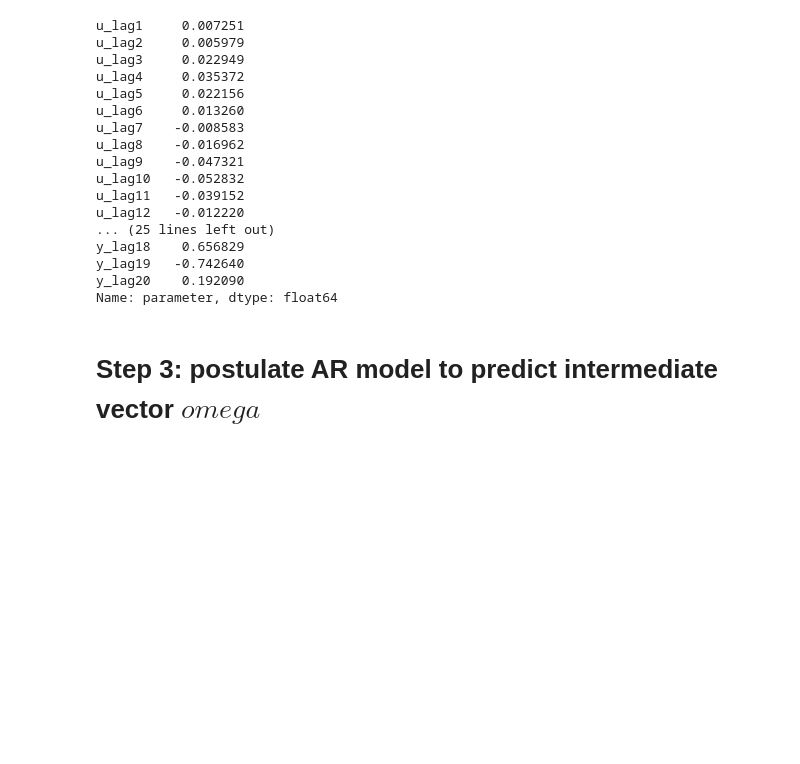
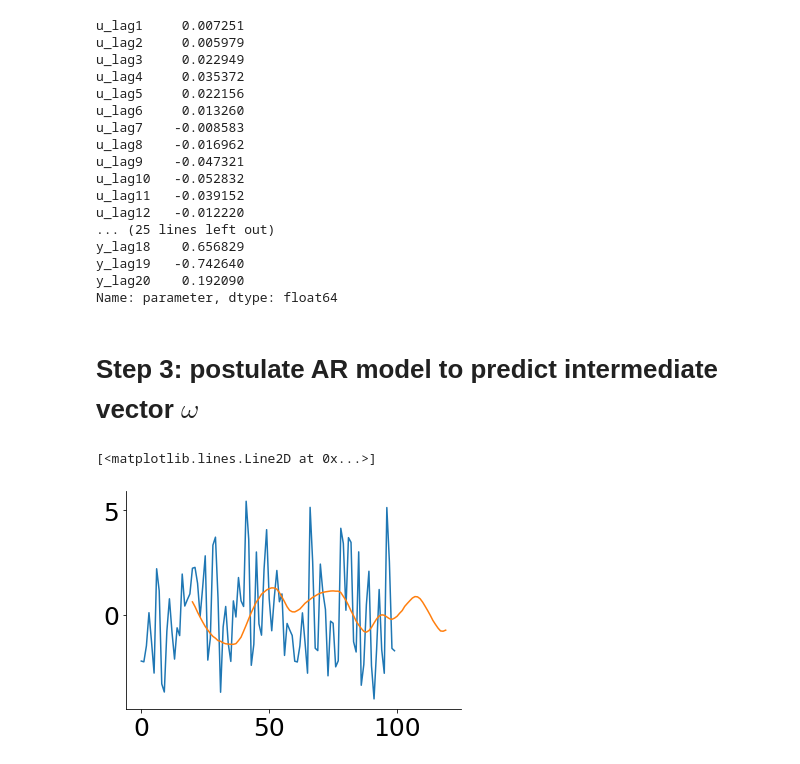
Before and after one commit to nyuhanc/BLA, a Jupyter notebook: BLA_IV.ipynb, the cells around one changed output. Cells and saved outputs as stored; diff of their text form; code cells hidden in the pictures; blank space fills up the shorter version.

```diff
--- a/BLA_IV.ipynb
+++ b/BLA_IV.ipynb
@@ -103,7 +196,6 @@ lagged_x = ['x_lag'+str(i) for i in range(1, xlag+1)]
 
 # dropping NA values (created due to shifting)
 df3 = df3.dropna()
-
 display(df3)
 
 # --- calculate theta by hand ----
@@ -126,11 +218,12 @@ display(df3)
 model_iv_2 = IV2SLS(dependent=df3['y'],
                     exog=df3[lagged_u],
                     endog=df3[lagged_y],
-                    instruments=df3[lagged_x]
+                    instruments=-df3[lagged_x]
                     )
 results = model_iv_2.fit()
 
-print(results.params)
+theta_model_2_df = results.params
+print(theta_model_2_df)
 # %% [output]
 |  | u | y | x | y_lag1 | y_lag2 | y_lag3 | y_lag4 | y_lag5 | y_lag6 | y_lag7 | ... | ... |
 | 20 | -1.006586 | 0.612893 | 0.612072 | 0.803179 | 0.949063 | 1.044206 | 1.063234 | 1.069577 | 1.075920 | 1.075920 | ... | ... |
@@ -163,4 +256,16 @@ y_lag19   -0.742640
 y_lag20    0.192090
 Name: parameter, dtype: float64
 # %% [markdown]
-# Step 3: postulate AR model to predict intermediate vector $omega$
+# Step 3: postulate AR model to predict intermediate vector $\omega$
+# %%
+theta_model_2 = np.asarray(theta_model_2_df)
+
+model_2_measurements = np.asarray(df3[lagged_y+lagged_u])
+
+omega = model_2_measurements @ theta_model_2
+
+plt.plot(omega[:100])
+plt.plot(df3['y'][:100])
+# %% [output]
+[<matplotlib.lines.Line2D at 0x...>]
+[figure, added]
```
Also changed, not shown: parts of 2 cells of this notebook, 1 other file.
